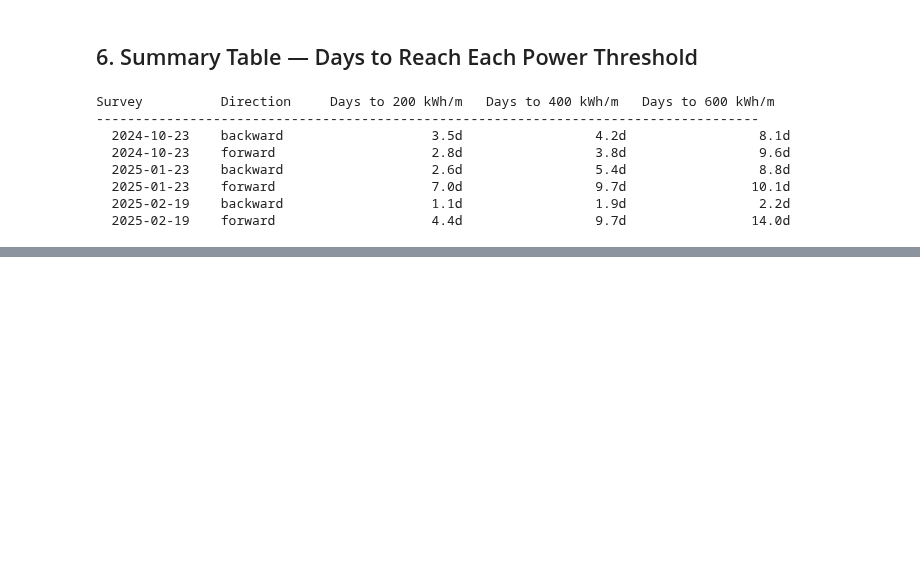
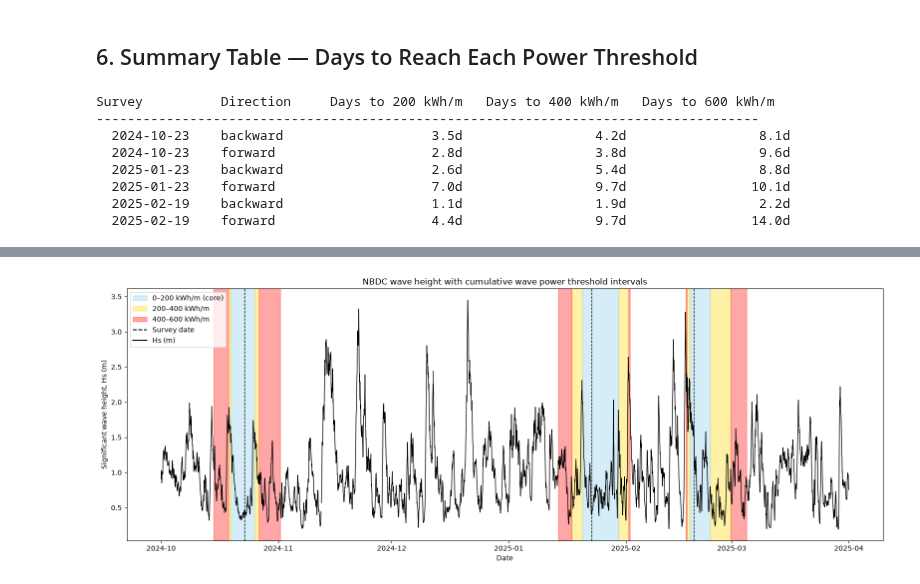
Before and after one commit to cvolpano/PUVprocessing_usgs, a Jupyter notebook: nanopod/data/cumulativeWavePower.ipynb, the cells around one changed output, grey strips where cells are left out. Drawn from its saved outputs; the diff is of its cells as text; code cells hidden in the pictures; blank space fills up the shorter version.

```diff
--- a/nanopod/data/cumulativeWavePower.ipynb
+++ b/nanopod/data/cumulativeWavePower.ipynb
@@ -430,3 +799,96 @@ Columns: ['survey_date', 'direction', 'datetime', 'days', 'Hs', 'Tp', 'P_kW_m',
 | 7 | 2024-10-23 | backward | 2024-10-22 17:00:00 | -0.291667 | 0.395 | 9.545 | 0.731637 | 0.629389 | 0.587716 | 6.389607 |
 | 8 | 2024-10-23 | backward | 2024-10-22 16:00:00 | -0.333333 | 0.410 | 10.405 | 0.863408 | 0.599294 | 0.595269 | 7.253016 |
 | 9 | 2024-10-23 | backward | 2024-10-22 15:00:00 | -0.375000 | 0.430 | 9.545 | 0.865854 | 0.685158 | 0.621607 | 8.118870 |
+# %%
+
+import pandas as pd
+import matplotlib.pyplot as plt
+import matplotlib.patches as mpatches
+ndbc_44013 = load_ndbc_csv(NDBC_44013_FILE)
+df_waves = ndbc_44013.resample("1h").mean().reset_index()
+
+df_thresh = threshold_df
+# --- Your threshold-crossing dataframe ---
+# df_thresh has columns: survey_date, direction, threshold_kWh_m, days_to_threshold,
+#                         datetime_crossed, mean_omega_6hr, mean_Hs_m, mean_Tp_s
+df_thresh['survey_date'] = pd.to_datetime(df_thresh['survey_date'])
+df_thresh['datetime_crossed'] = pd.to_datetime(df_thresh['datetime_crossed'])
+
+# --- Your wave height dataframe ---
+# df_waves needs a datetime column and an Hs_m column
+# adjust these names to match your actual dataframe
+wave_time_col = 'datetime'   # <-- change if different
+wave_hs_col = 'Hs'         # <-- change if different
+
+df_waves[wave_time_col] = pd.to_datetime(df_waves[wave_time_col])
+df_waves = df_waves.sort_values(wave_time_col)
+
+# Color mapping per interval
+interval_colors = {
+    (200, 400): 'gold',
+    (400, 600): 'red',
+}
+
+fig, ax = plt.subplots(figsize=(16, 6))
+
+# Plot wave height time series
+ax.plot(df_waves[wave_time_col], df_waves[wave_hs_col],
+        color='black', linewidth=1, label='Hs (m)', zorder=3)
+
+# Build shaded spans for each survey_date
+for survey_date, group in df_thresh.groupby('survey_date'):
+
+    for direction in ['backward', 'forward']:
+        sub = group[group['direction'] == direction].sort_values('threshold_kWh_m')
+        if sub.empty:
+            continue
+
+        # Map threshold -> datetime_crossed for this direction
+        t_lookup = dict(zip(sub['threshold_kWh_m'], sub['datetime_crossed']))
+
+        for (lo, hi), color in interval_colors.items():
+            if lo not in t_lookup or hi not in t_lookup:
+                continue
+
+            t_lo = t_lookup[lo]
+            t_hi = t_lookup[hi]
+
+            # backward: threshold datetimes go backward in time as threshold increases
+            # forward: threshold datetimes go forward in time as threshold increases
+            # so the span is just min/max regardless of direction
+            start, end = min(t_lo, t_hi), max(t_lo, t_hi)
+
+            ax.axvspan(start, end, color=color, alpha=0.35, zorder=1)
+
+# Mark survey dates
+for survey_date in df_thresh['survey_date'].unique():
+    ax.axvline(survey_date, color='black', linestyle='--', linewidth=1, zorder=2)
+# Green band: from backward-200 crossing to forward-200 crossing
+for survey_date, group in df_thresh.groupby('survey_date'):
+    back_200 = group[(group['direction'] == 'backward') & (group['threshold_kWh_m'] == 200)]
+    fwd_200  = group[(group['direction'] == 'forward')  & (group['threshold_kWh_m'] == 200)]
+
+    if back_200.empty or fwd_200.empty:
+        continue
+
+    t_start = back_200['datetime_crossed'].iloc[0]
+    t_end   = fwd_200['datetime_crossed'].iloc[0]
+
+    ax.axvspan(t_start, t_end, color='skyblue', alpha=0.35, zorder=1)
+legend_handles = [
+mpatches.Patch(color='skyblue', alpha=0.35, label='0–200 kWh/m (core)'),
+mpatches.Patch(color='gold', alpha=0.35, label='200–400 kWh/m'),
+mpatches.Patch(color='red', alpha=0.35, label='400–600 kWh/m'),
+plt.Line2D([0], [0], color='black', linestyle='--', label='Survey date'),
+plt.Line2D([0], [0], color='black', label='Hs (m)'),
+]
+ax.legend(handles=legend_handles, loc='upper left')
+
+ax.set_xlabel('Date')
+ax.set_ylabel('Significant wave height, Hs (m)')
+ax.set_title('NBDC wave height with cumulative wave power threshold intervals')
+plt.savefig('Timeseries_WavePowerIntervals_NDBC_2.png')
+plt.tight_layout()
+plt.show()
+# %% [output]
+[figure, added]
```
Also changed, not shown: parts of 15 cells of this notebook, 21 other files.
